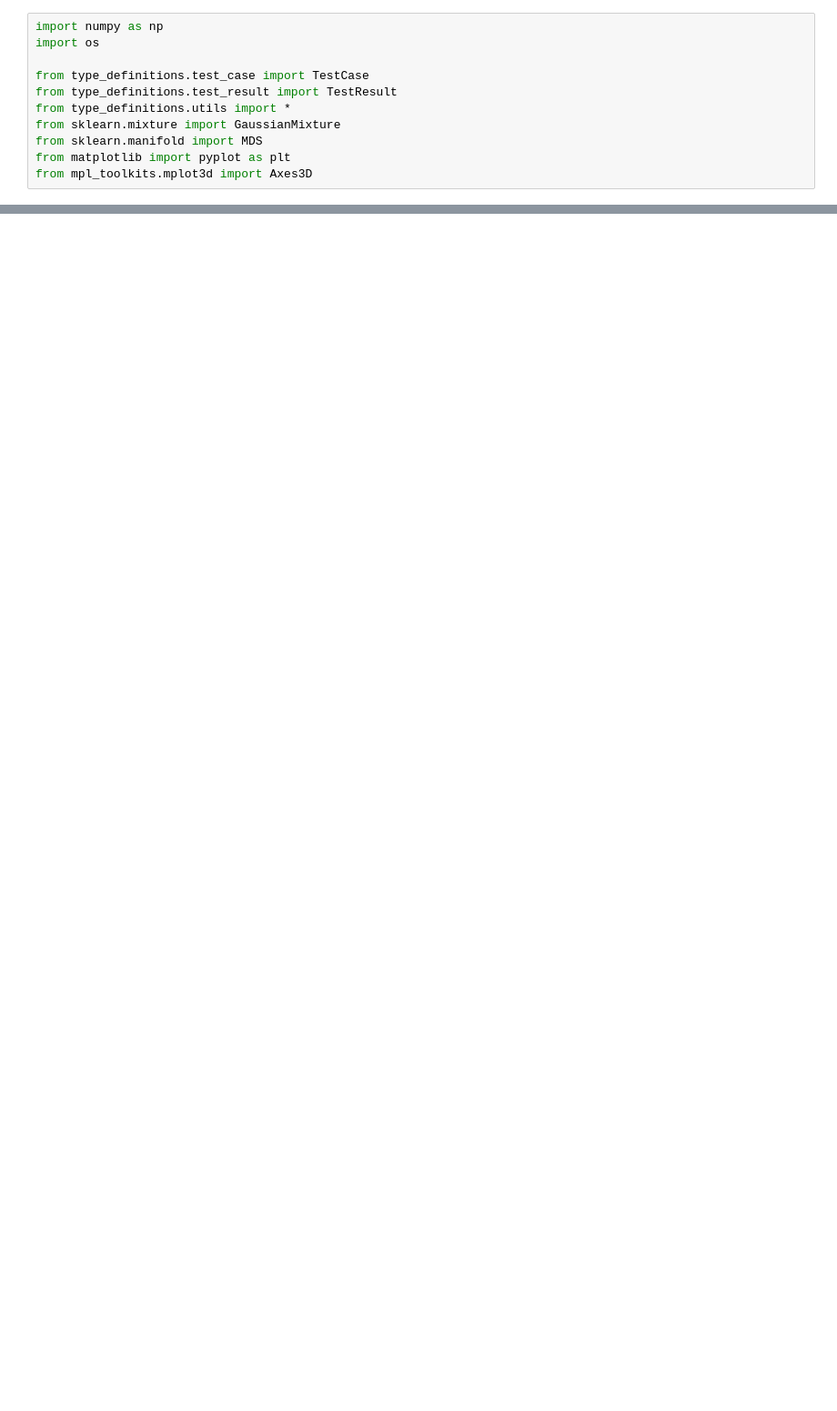
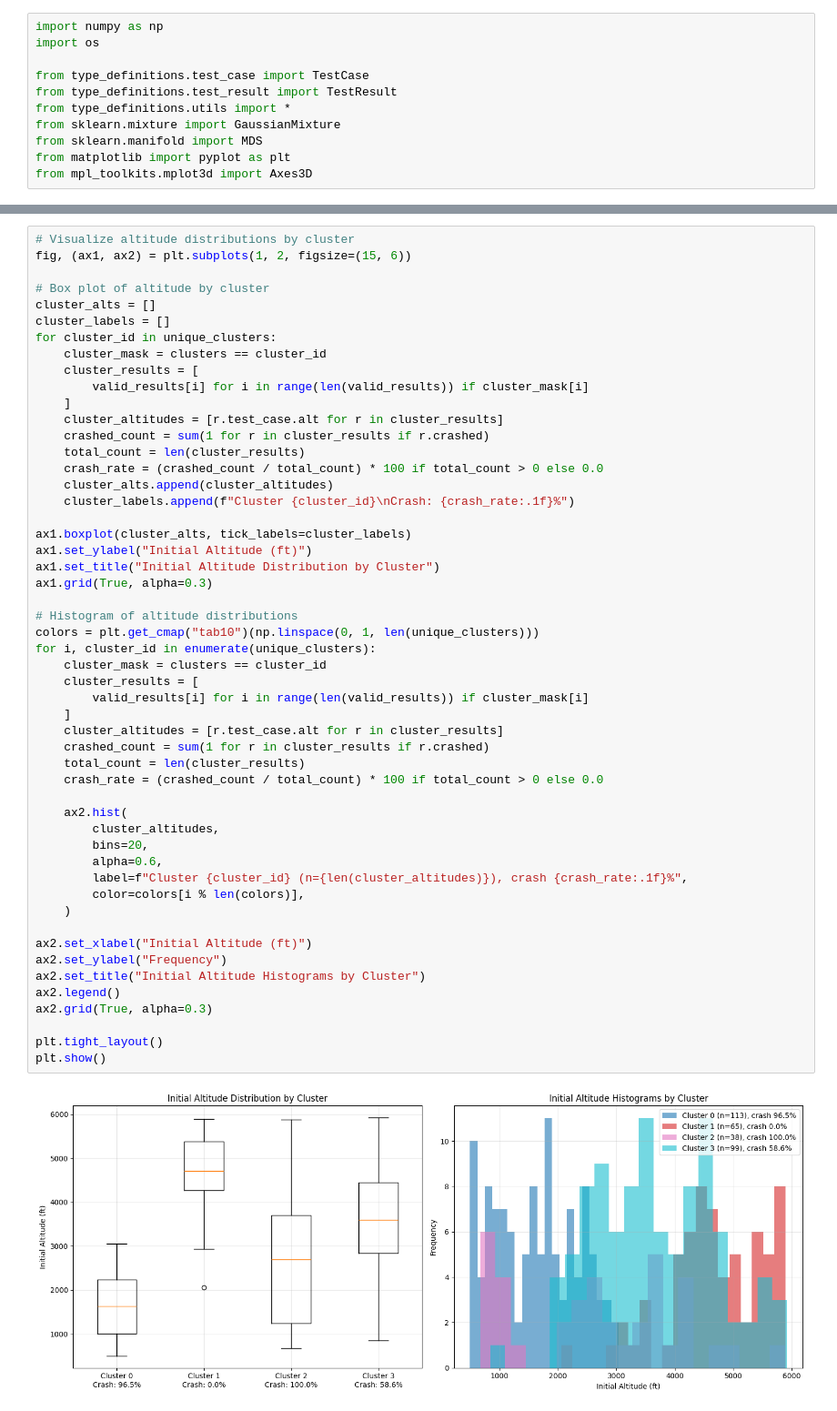
Before and after one commit to Y65NG/code, a Jupyter notebook: gmm_clustering.ipynb, the cells around one changed output, grey strips where cells are left out. Shown at 91% size. Cells and saved outputs as stored; diff of their text form; blank space fills up the shorter version.

```diff
--- a/gmm_clustering.ipynb
+++ b/gmm_clustering.ipynb
@@ -269,0 +334,54 @@ plt.show()
+# %%
+# Visualize altitude distributions by cluster
+fig, (ax1, ax2) = plt.subplots(1, 2, figsize=(15, 6))
+
+# Box plot of altitude by cluster
+cluster_alts = []
+cluster_labels = []
+for cluster_id in unique_clusters:
+    cluster_mask = clusters == cluster_id
+    cluster_results = [
+        valid_results[i] for i in range(len(valid_results)) if cluster_mask[i]
+    ]
+    cluster_altitudes = [r.test_case.alt for r in cluster_results]
+    crashed_count = sum(1 for r in cluster_results if r.crashed)
+    total_count = len(cluster_results)
+    crash_rate = (crashed_count / total_count) * 100 if total_count > 0 else 0.0
+    cluster_alts.append(cluster_altitudes)
+    cluster_labels.append(f"Cluster {cluster_id}\nCrash: {crash_rate:.1f}%")
+
+ax1.boxplot(cluster_alts, tick_labels=cluster_labels)
+ax1.set_ylabel("Initial Altitude (ft)")
+ax1.set_title("Initial Altitude Distribution by Cluster")
+ax1.grid(True, alpha=0.3)
+
+# Histogram of altitude distributions
+colors = plt.get_cmap("tab10")(np.linspace(0, 1, len(unique_clusters)))
+for i, cluster_id in enumerate(unique_clusters):
+    cluster_mask = clusters == cluster_id
+    cluster_results = [
+        valid_results[i] for i in range(len(valid_results)) if cluster_mask[i]
+    ]
+    cluster_altitudes = [r.test_case.alt for r in cluster_results]
+    crashed_count = sum(1 for r in cluster_results if r.crashed)
+    total_count = len(cluster_results)
+    crash_rate = (crashed_count / total_count) * 100 if total_count > 0 else 0.0
+
+    ax2.hist(
+        cluster_altitudes,
+        bins=20,
+        alpha=0.6,
+        label=f"Cluster {cluster_id} (n={len(cluster_altitudes)}), crash {crash_rate:.1f}%",
+        color=colors[i % len(colors)],
+    )
+
+ax2.set_xlabel("Initial Altitude (ft)")
+ax2.set_ylabel("Frequency")
+ax2.set_title("Initial Altitude Histograms by Cluster")
+ax2.legend()
+ax2.grid(True, alpha=0.3)
+
+plt.tight_layout()
+plt.show()
+# %% [output]
+[figure, added]
```
Also changed, not shown: parts of 10 cells of this notebook, 1 other file.
